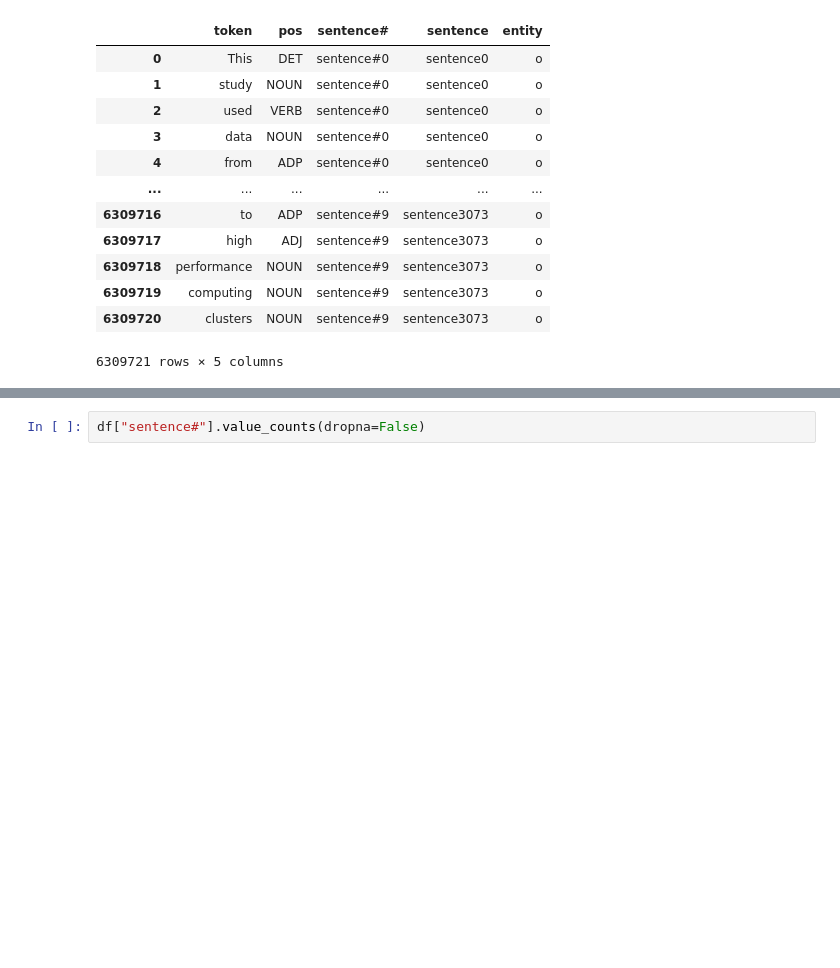
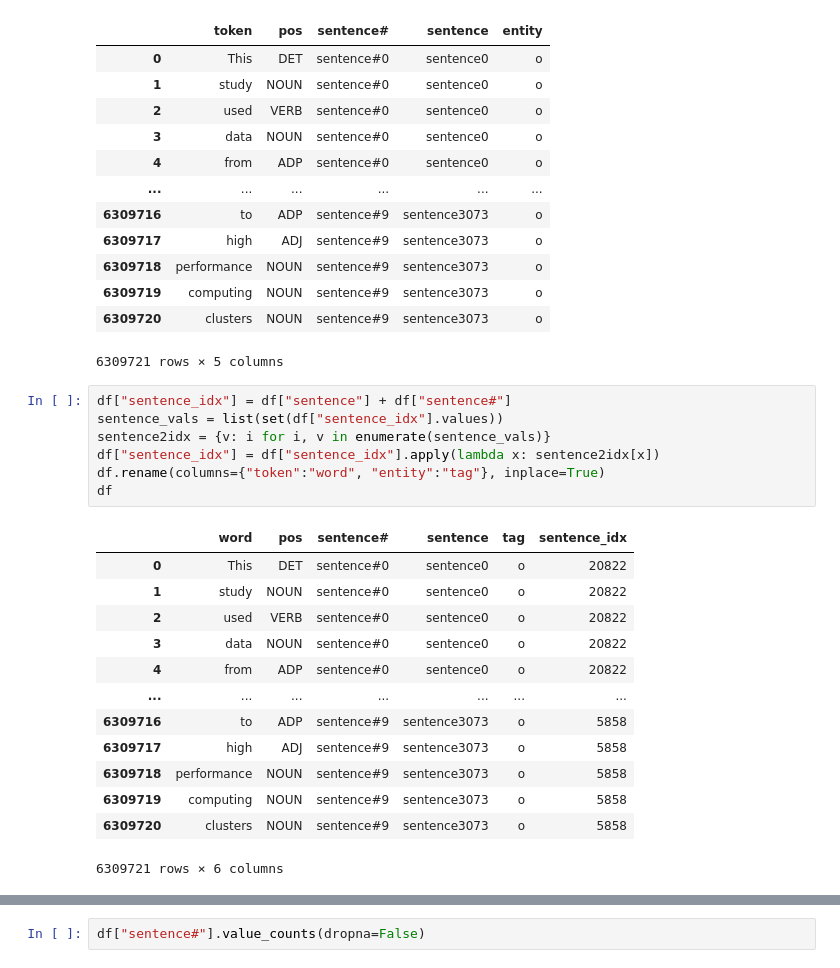
Before and after one commit to riow1983/Kaggle-Coleridge-Initiative, a Jupyter notebook: notebooks/nb003-annotation-data.ipynb, the cells around one changed output, grey strips where cells are left out. Saved outputs shown, nothing was run; the diff lists cells and outputs as text; blank space fills up the shorter version.

```diff
--- a/notebooks/nb003-annotation-data.ipynb
+++ b/notebooks/nb003-annotation-data.ipynb
@@ -400,4 +403,25 @@ df
 | 6309719 | computing | NOUN | sentence#9 | sentence3073 | o |
 | 6309720 | clusters | NOUN | sentence#9 | sentence3073 | o |
 6309721 rows × 5 columns
+# %%
+df["sentence_idx"] = df["sentence"] + df["sentence#"]
+sentence_vals = list(set(df["sentence_idx"].values))
+sentence2idx = {v: i for i, v in enumerate(sentence_vals)}
+df["sentence_idx"] = df["sentence_idx"].apply(lambda x: sentence2idx[x])
+df.rename(columns={"token":"word", "entity":"tag"}, inplace=True)
+df
+# %% [output]
+|  | word | pos | sentence# | sentence | tag | sentence_idx |
+| 0 | This | DET | sentence#0 | sentence0 | o | 20822 |
+| 1 | study | NOUN | sentence#0 | sentence0 | o | 20822 |
+| 2 | used | VERB | sentence#0 | sentence0 | o | 20822 |
+| 3 | data | NOUN | sentence#0 | sentence0 | o | 20822 |
+| 4 | from | ADP | sentence#0 | sentence0 | o | 20822 |
+| ... | ... | ... | ... | ... | ... | ... |
+| 6309716 | to | ADP | sentence#9 | sentence3073 | o | 5858 |
+| 6309717 | high | ADJ | sentence#9 | sentence3073 | o | 5858 |
+| 6309718 | performance | NOUN | sentence#9 | sentence3073 | o | 5858 |
+| 6309719 | computing | NOUN | sentence#9 | sentence3073 | o | 5858 |
+| 6309720 | clusters | NOUN | sentence#9 | sentence3073 | o | 5858 |
+6309721 rows × 6 columns
 # %%
```
Also changed, not shown: parts of 12 cells of this notebook.
